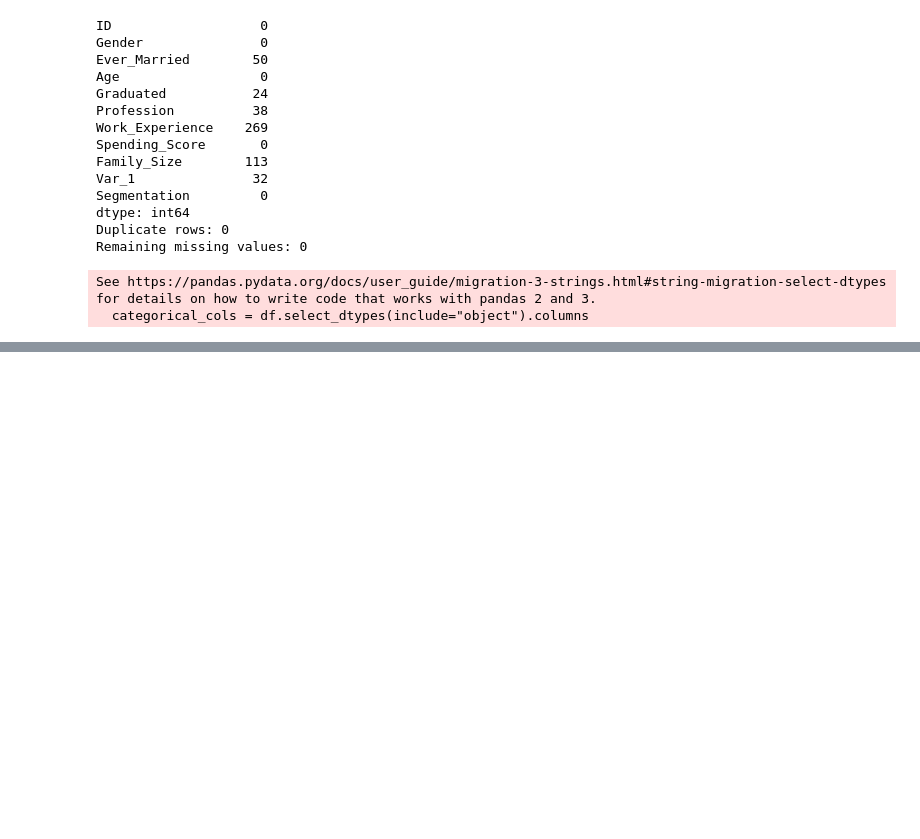
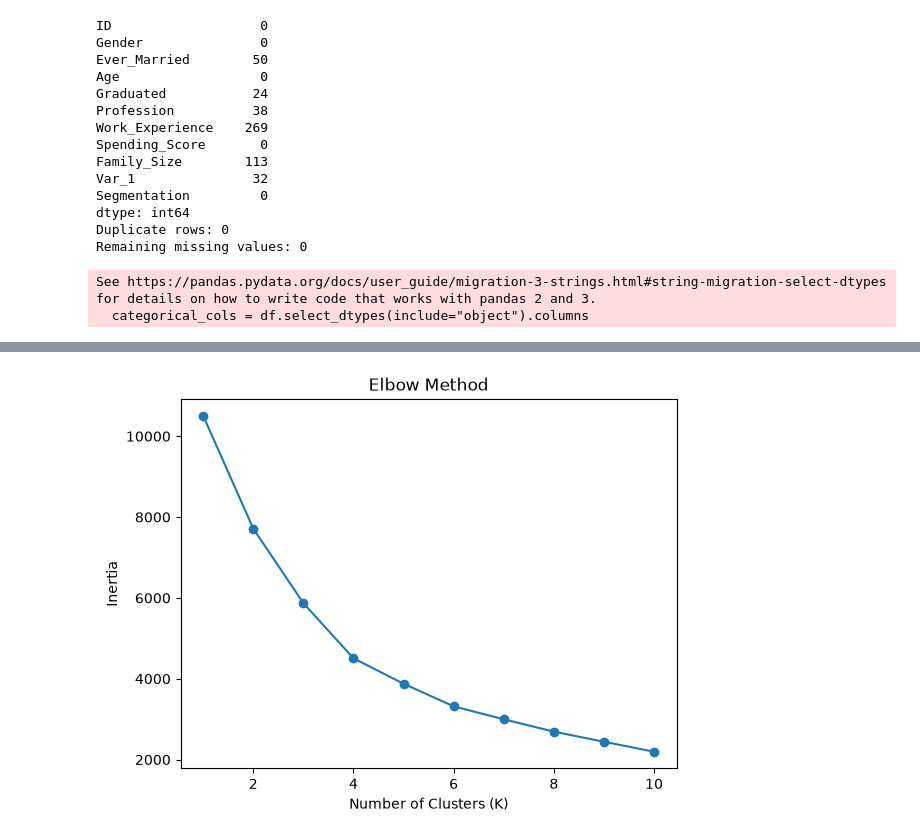
Before and after one commit to atulkadam081-coder/IOBSIP, a Jupyter notebook: src/customer_segmentation.ipynb, the cells around one changed output, grey strips where cells are left out. Saved outputs shown, nothing was run; the diff lists cells and outputs as text; code cells hidden in the pictures; blank space fills up the shorter version.

```diff
--- a/src/customer_segmentation.ipynb
+++ b/src/customer_segmentation.ipynb
@@ -69,3 +69,18 @@ Duplicate rows: 0
 Remaining missing values: 0
 See https://pandas.pydata.org/docs/user_guide/migration-3-strings.html#string-migration-select-dtypes for details on how to write code that works with pandas 2 and 3.
   categorical_cols = df.select_dtypes(include="object").columns
+# %%
+features = df[[
+    "Age",
+    "Work_Experience",
+    "Family_Size",
+    "Spending_Score"
+]].copy()
+
+features["Spending_Score"] = features["Spending_Score"].map({
+    "Low": 0,
+    "Average": 1,
+    "High": 2
+})
+
+display(features.head())
@@ -71,0 +94,21 @@ See https://pandas.pydata.org/docs/user_guide/migration-3-strings.html#string-mi
+# %%
+from sklearn.preprocessing import StandardScaler
+from sklearn.cluster import KMeans
+
+scaler = StandardScaler()
+X_scaled = scaler.fit_transform(features)
+
+inertia = []
+
+for k in range(1, 11):
+    model = KMeans(n_clusters=k, random_state=42, n_init=10)
+    model.fit(X_scaled)
+    inertia.append(model.inertia_)
+
+plt.plot(range(1, 11), inertia, marker="o")
+plt.title("Elbow Method")
+plt.xlabel("Number of Clusters (K)")
+plt.ylabel("Inertia")
+plt.show()
+# %% [output]
+[figure, added]
```
Also changed, not shown: parts of 5 cells of this notebook.
